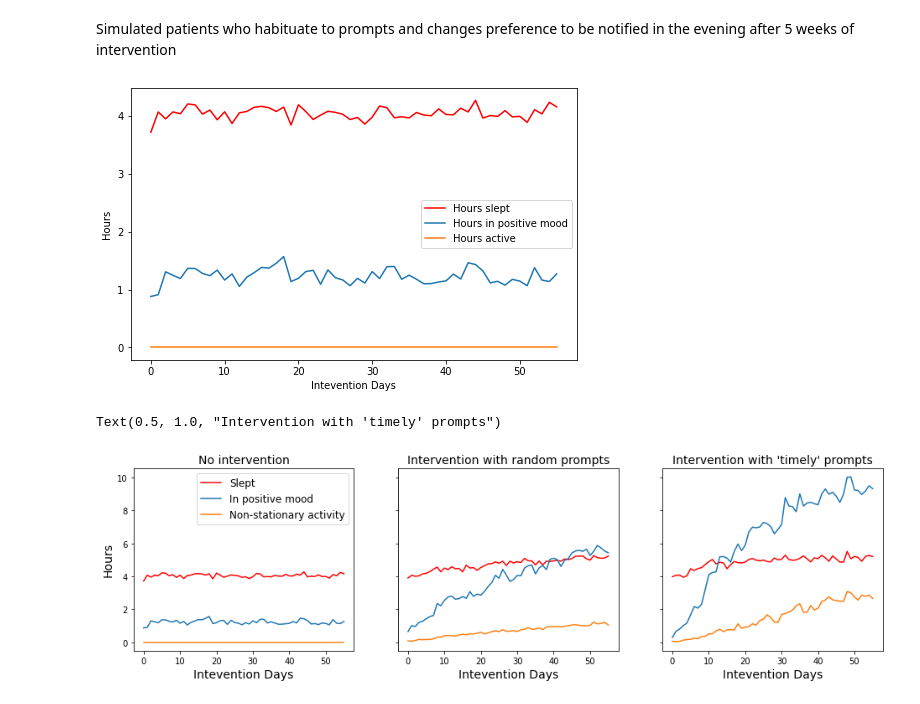
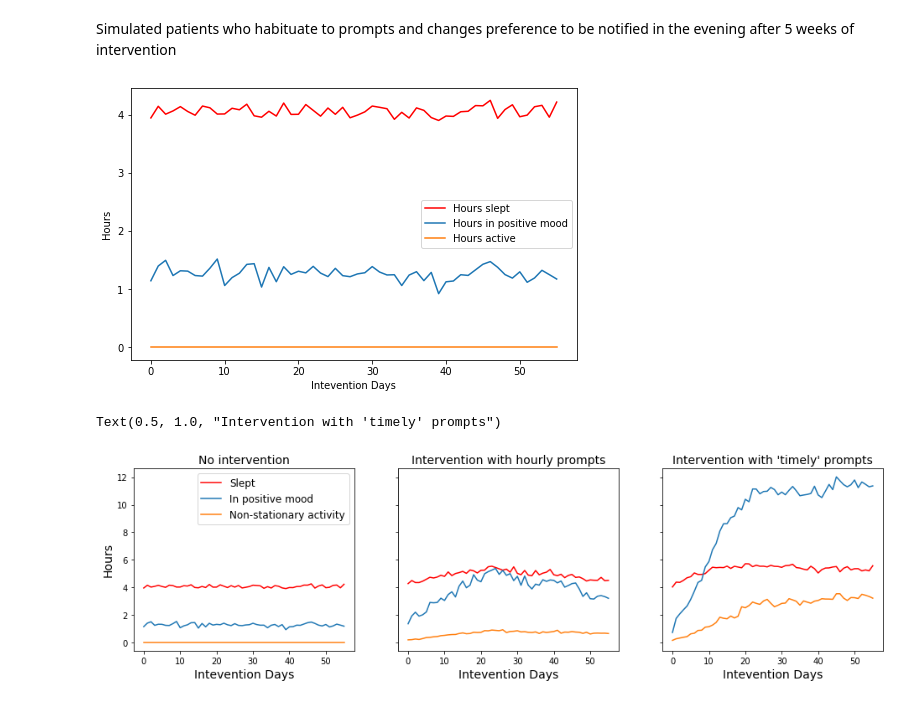
Before and after one commit to sysmon37/aibi-dhi-simulator, a Jupyter notebook: RLapproaches_comparison.ipynb, the cells around one changed output. Saved outputs shown, nothing was run; the diff lists cells and outputs as text; code cells hidden in the pictures.

Commit message:
results

```diff
--- a/RLapproaches_comparison.ipynb
+++ b/RLapproaches_comparison.ipynb
@@ -330,6 +405,10 @@ plt.show()
 # Intervention vs. No Intervention
 # %% [markdown]
 Simulated patients who habituate to prompts and changes preference to be notified in the evening after 5 weeks of intervention
+# %%
+habituation=False
+time_preference_update_step= 99999999
+condition = 'habituated_changed_preference'
 # %%
 sleep_list = []
 positive_list = []
@@ -337,7 +416,7 @@ walking_list = []
 
 for run in range(0, runs):
 
-    env1 = Patient(habituation=habituation, time_preference_update_step=time_preference_update_step)
+    env1 = Patient(behaviour_threshold=20,habituation=habituation, time_preference_update_step=time_preference_update_step)
     action = 0
     for i in  range(eight_weeks):
 
@@ -357,7 +436,7 @@ plt.xlabel('Intevention Days')
 plt.legend()
 plt.show()
 # %% [output]
-[figure, old version]
+[figure, new version]
 # %%
 def get_patient_state_progress(condition, name, runs):
 
@@ -365,37 +444,37 @@ def get_patient_state_progress(condition, name, runs):
     sleeping = []
     positive = []
     for run in range(runs):
-        df = pd.read_csv('results/patient1_{0}_{1}_run{2}.csv'.format(condition, name, run))
+        df = pd.read_csv('{3}/patient1_{0}_{1}_run{2}.csv'.format(condition, name, run, results_directory))
         a_performed = sum(df['activity performed'].values)
-        if a_performed > 0:
+        if a_performed >0:
             walking.append(df.non_stationary)
             sleeping.append(df.sleep)
             positive.append(df.positive)
     return walking, sleeping, positive
 # %%
-walkingh, sleep_listh, positive_listh = get_patient_state_progress(condition, 'random', runs)
+walkingh, sleep_listh, positive_listh = get_patient_state_progress(condition, 'h', runs)
 # %%
 walking_ppo, sleep_list_ppo, positive_list_ppo = get_patient_state_progress(condition, 'ppo', runs)
 # %%
 
 fig, ax = plt.subplots(nrows=1, ncols=3, sharex=False, sharey=True, figsize=(16, 4))
 ax[0].plot(np.nanmean(sleep_list, axis=0), label='Slept', color ='r')
 ax[0].plot(np.mean(positive_list, axis=0), label='In positive mood')
 ax[0].plot(np.mean(walking_list, axis=0), label='Non-stationary activity')
 ax[1].plot(np.nanmean(sleep_listh, axis=0), label='Hours slept', color ='r')
 ax[1].plot(np.mean(positive_listh, axis=0), label='Hours in positive mood')
 ax[1].plot(np.mean(walkingh, axis=0), label='Active')
 ax[2].plot(np.nanmean(sleep_list_ppo, axis=0), label='Hours slept', color ='r')
 ax[2].plot(np.mean(positive_list_ppo, axis=0), label='Hours in positive mood')
 ax[2].plot(np.mean(walking_ppo, axis=0), label='Active')
 ax[0].set_ylabel('Hours', fontsize=14)
 ax[0].legend(fontsize=12)
 ax[0].set_xlabel('Intevention Days', fontsize=14)
 ax[1].set_xlabel('Intevention Days', fontsize=14)
 ax[2].set_xlabel('Intevention Days', fontsize=14)
 ax[0].set_title('No intervention', fontsize=14)
-ax[1].set_title('Intervention with random prompts', fontsize=14)
+ax[1].set_title('Intervention with hourly prompts', fontsize=14)
 ax[2].set_title("Intervention with 'timely' prompts", fontsize=14)
 # %% [output]
 Text(0.5, 1.0, "Intervention with 'timely' prompts")
-[figure, old version]
+[figure, new version]
```
Also changed, not shown: parts of 31 cells of this notebook.
